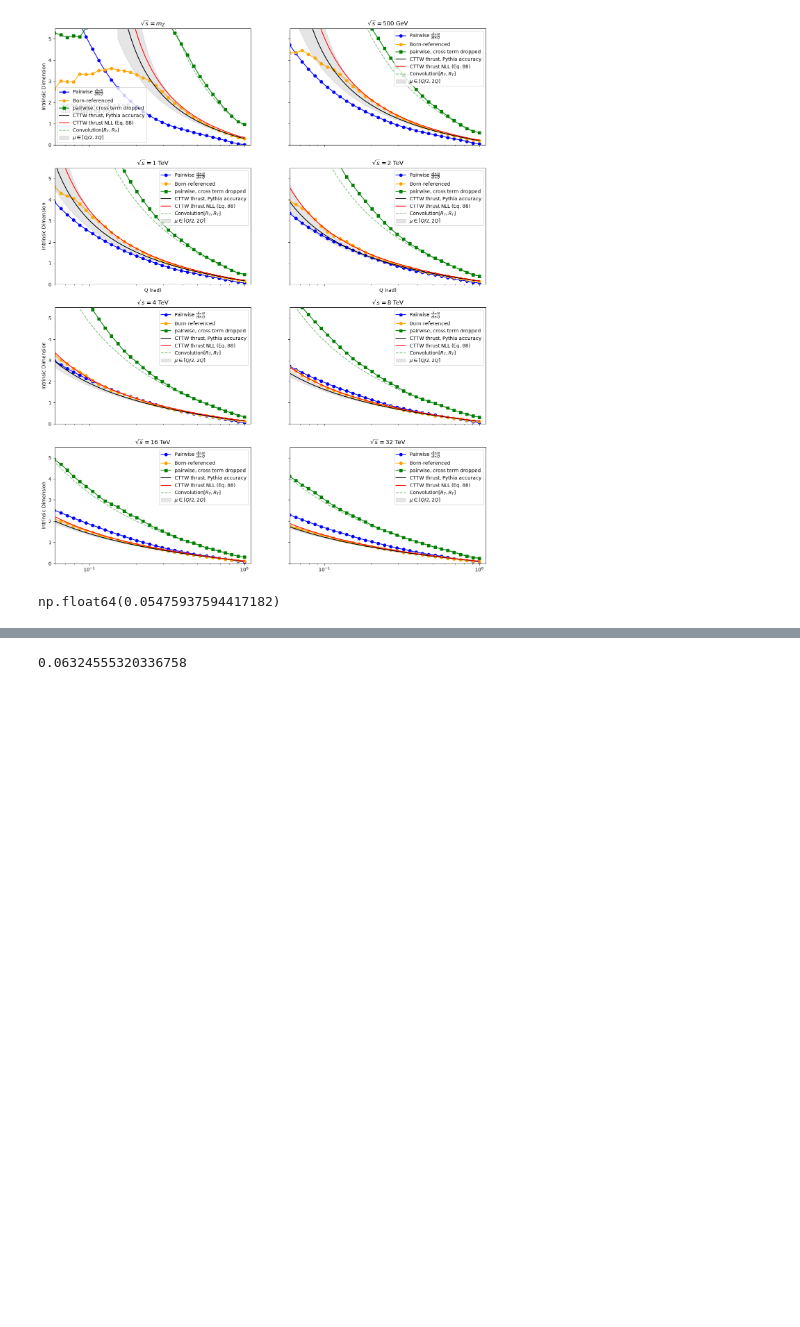
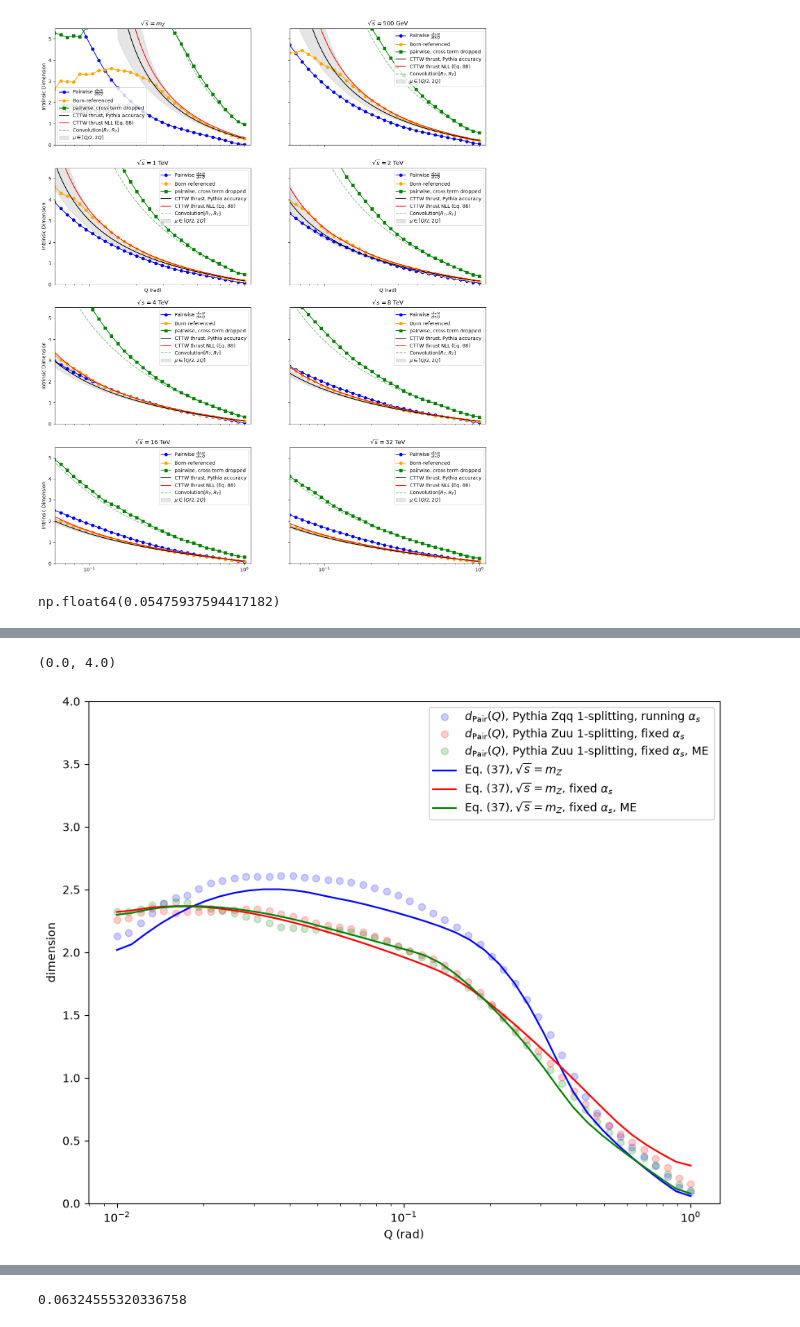
Before and after one commit to ykahn/Jet-Scaling-Laws, a Jupyter notebook: StevensCode/Pythia_EFP_NTK.ipynb, the cells around one changed output, grey strips where cells are left out. Cells and saved outputs as stored; diff of their text form; code cells hidden in the pictures; blank space fills up the shorter version.

```diff
--- a/StevensCode/Pythia_EFP_NTK.ipynb
+++ b/StevensCode/Pythia_EFP_NTK.ipynb
@@ -993,0 +985,33 @@ plt.ylim(0, 5)
+# %%
+Qa = np.logspace(-2, 0, 40);
+dima = lambda N: np.gradient(np.log(N), np.log(Qa))
+
+S1, Nn1, Np1 = onesplit_curves(Qa)
+S1_500GeV, Nn1_500GeV, Np1_500GeV = onesplit_curves(Qa, sqrtS=500)
+S1_1TeV, Nn1_1TeV, Np1_1TeV = onesplit_curves(Qa, sqrtS=1000)
+_, _, Np1_uu_fix = onesplit_curves(Qa, running=False, exactME=False)
+_, _, Np1_uu_fix_me = onesplit_curves(Qa, running=False)
+_, _, Np1_fix08 = onesplit_curves(Qa, a_mz=0.08, running=False)
+_, _, Np1_fix12 = onesplit_curves(Qa, a_mz=0.12, running=False)
+_, _, Np1_fix16 = onesplit_curves(Qa, a_mz=0.16, running=False)
+# %%
+plt.figure(figsize=(10,8))
+plt.semilogx(Qm['Z1'], Ds['Z1'], 'bo', alpha=0.2, label=r'$d_\text{Pair}(Q)$, Pythia Zqq 1-splitting, running $\alpha_s$');
+plt.semilogx(Qm['Zuu_1_fix'], Ds['Zuu_1_fix'], 'ro', alpha=0.2, label=r'$d_\text{Pair}(Q)$, Pythia Zuu 1-splitting, fixed $\alpha_s$');
+plt.semilogx(Qm['Zuu_1_fix_me'], Ds['Zuu_1_fix_me'], 'go', alpha=0.2, label=r'$d_\text{Pair}(Q)$, Pythia Zuu 1-splitting, fixed $\alpha_s$, ME');
+
+# plt.semilogx(Qm['Z'], Ds['Z'], 'bo', alpha=0.2, label='Pythia Zqq, pairwise');
+
+plt.semilogx(Qa, dima(Np1), 'b-', label=r'Eq. (37)$, \sqrt{s} = m_Z$')
+plt.semilogx(Qa, dima(Np1_uu_fix), 'r-', label=r'Eq. (37)$, \sqrt{s} = m_Z$, fixed $\alpha_s$')
+plt.semilogx(Qa, dima(Np1_uu_fix_me), 'g-', label=r'Eq. (37)$, \sqrt{s} = m_Z$, fixed $\alpha_s$, ME')
+
+# plt.semilogx(Qa, dima(Np1_500GeV), 'r-', label=r'Eq. (37), $\sqrt{s} = 500$ GeV')
+# plt.semilogx(Qa, dima(Np1_1TeV), 'g-', label=r'Eq. (37), $\sqrt{s} = 1$ TeV')
+# plt.semilogx(Qa, dima(S1), '-', color='orange', label='Eq. (9), orange');
+# plt.semilogx(Qa, dima(Nn1), 'g-', label='Eq. (10), green')
+plt.xlabel('Q (rad)'); plt.ylabel('dimension'); plt.legend()
+plt.ylim(0, 4)
+# %% [output]
+(0.0, 4.0)
+[figure, added]
```
Also changed, not shown: parts of 14 cells of this notebook, 1 other file.
